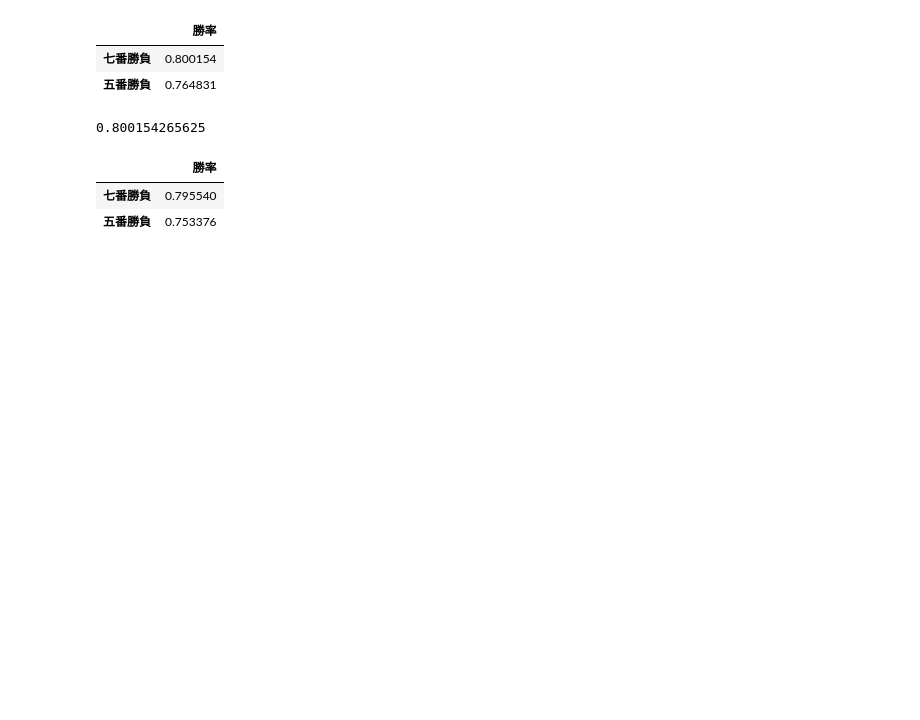
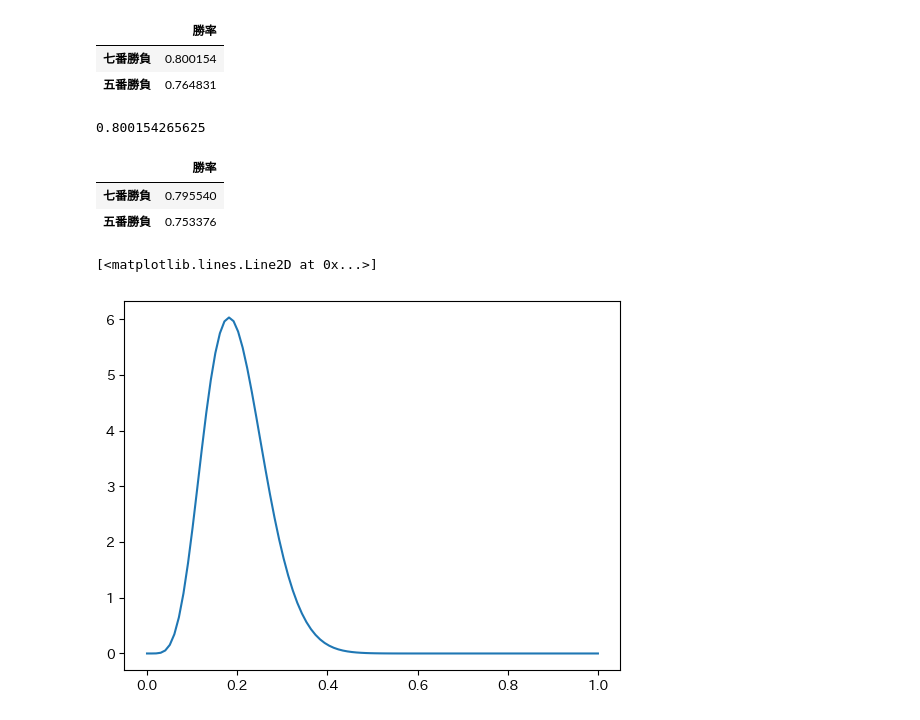
Before and after one commit to Takashi0326/math_algorithm, a Jupyter notebook: math3.ipynb, the cells around one changed output. Cells and saved outputs as stored; diff of their text form; code cells hidden in the pictures; blank space fills up the shorter version.

Commit message:
ベータ分布

```diff
--- a/math3.ipynb
+++ b/math3.ipynb
@@ -102,3 +102,26 @@ pd.DataFrame([[win7], [win5]], index=['七番勝負', '五番勝負'], columns=[
 |  | 勝率 |
 | 七番勝負 | 0.795540 |
 | 五番勝負 | 0.753376 |
+# %%
+from scipy.special import beta
+
+def beta_distribution(x, a, b):
+    """
+    ベータ分布
+    :param x: x
+    :param a: a
+    :param b: b
+    :return: ベータ分布
+    """
+    numer = x ** (a - 1) * ((1 - x) ** (b - 1))
+    denom = beta(a, b)
+    return numer / denom
+
+a = 7
+b = 28
+t = np.linspace(0, 1, 100)
+y = [beta_distribution(x, a, b) for x in t]
+plt.plot(t, y)
+# %% [output]
+[<matplotlib.lines.Line2D at 0x...>]
+[figure, added]
```
Also changed, not shown: parts of 5 cells of this notebook.
